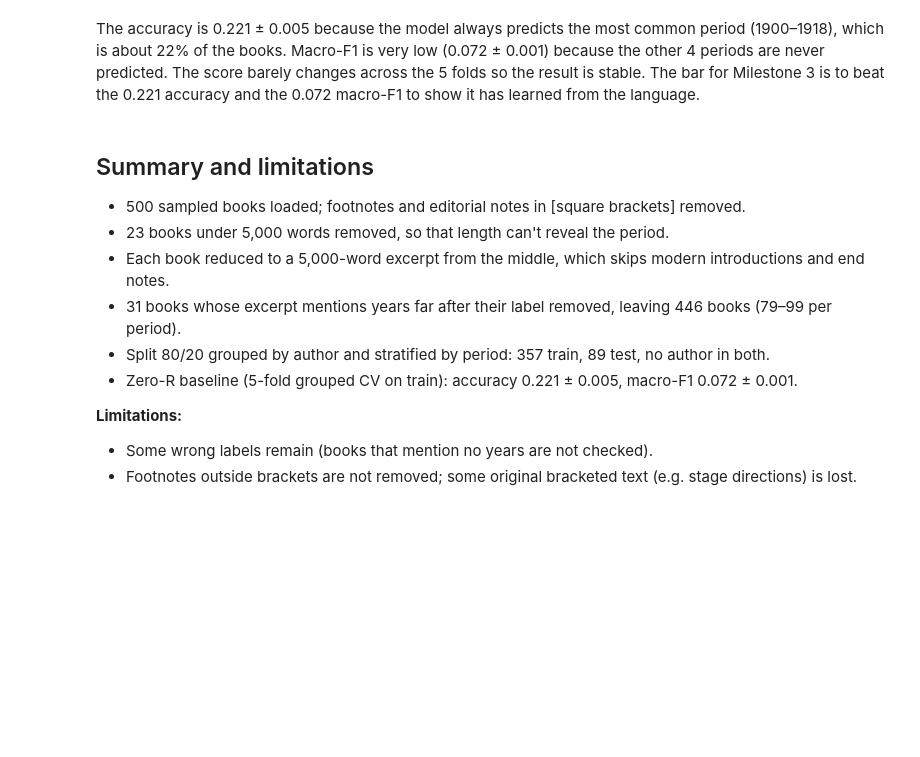
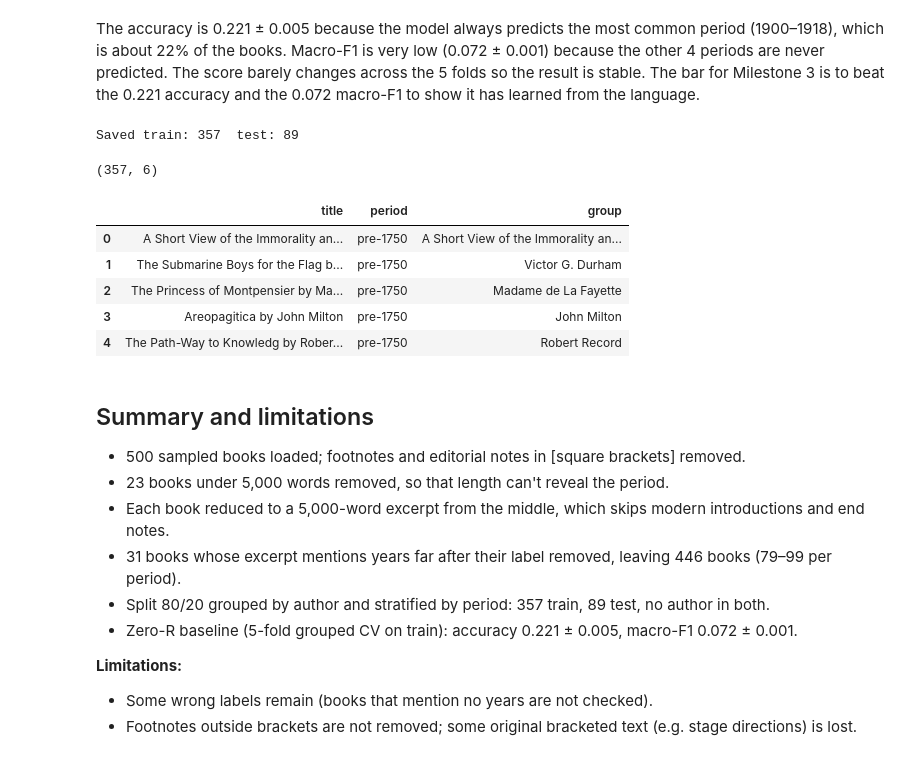
Before and after one commit to JamFog/Machine-Learning-Project, a Jupyter notebook: notebooks/02_baseline.ipynb, the cells around one changed output. Saved outputs shown, nothing was run; the diff lists cells and outputs as text; code cells hidden in the pictures; blank space fills up the shorter version.

Commit message:
saving train/split

```diff
--- a/notebooks/02_baseline.ipynb
+++ b/notebooks/02_baseline.ipynb
@@ -341,6 +345,27 @@ The accuracy is 0.221 ± 0.005 because the model always predicts the most common
 Macro-F1 is very low (0.072 ± 0.001) because the other 4 periods are never predicted.
 The score barely changes across the 5 folds so the result is stable.
 The bar for Milestone 3 is to beat the 0.221 accuracy and the 0.072 macro-F1 to show it has learned from the language.
+# %%
+columns = ["id", "title", "publication_date", "period", "group", "excerpt"]
+
+train[columns].to_csv(config.PROCESSED_DIR / "train.csv", index=False)
+test[columns].to_csv(config.PROCESSED_DIR / "test.csv", index=False)
+
+print("Saved train:", len(train), " test:", len(test))
+# %% [output]
+Saved train: 357  test: 89
+# %%
+check = pd.read_csv(config.PROCESSED_DIR / "train.csv")
+print(check.shape)
+check[["title", "period", "group"]].head()
+# %% [output]
+(357, 6)
+|  | title | period | group |
+| 0 | A Short View of the Immorality an... | pre-1750 | A Short View of the Immorality an... |
+| 1 | The Submarine Boys for the Flag b... | pre-1750 | Victor G. Durham |
+| 2 | The Princess of Montpensier by Ma... | pre-1750 | Madame de La Fayette |
+| 3 | Areopagitica by John Milton | pre-1750 | John Milton |
+| 4 | The Path-Way to Knowledg by Rober... | pre-1750 | Robert Record |
 # %% [markdown]
 ## Summary and limitations
 
```
Also changed, not shown: parts of 1 cell of this notebook.
